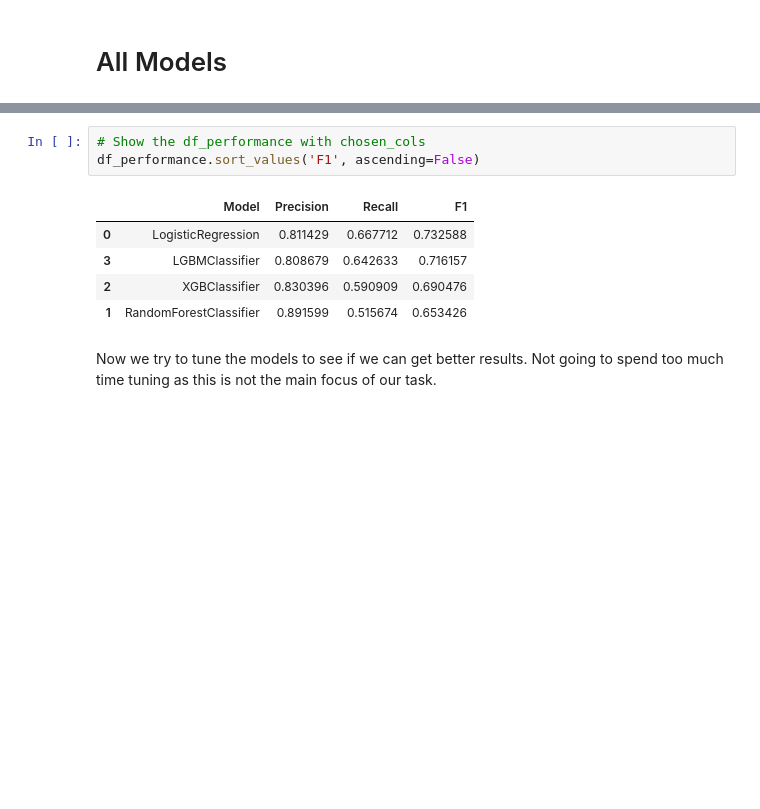
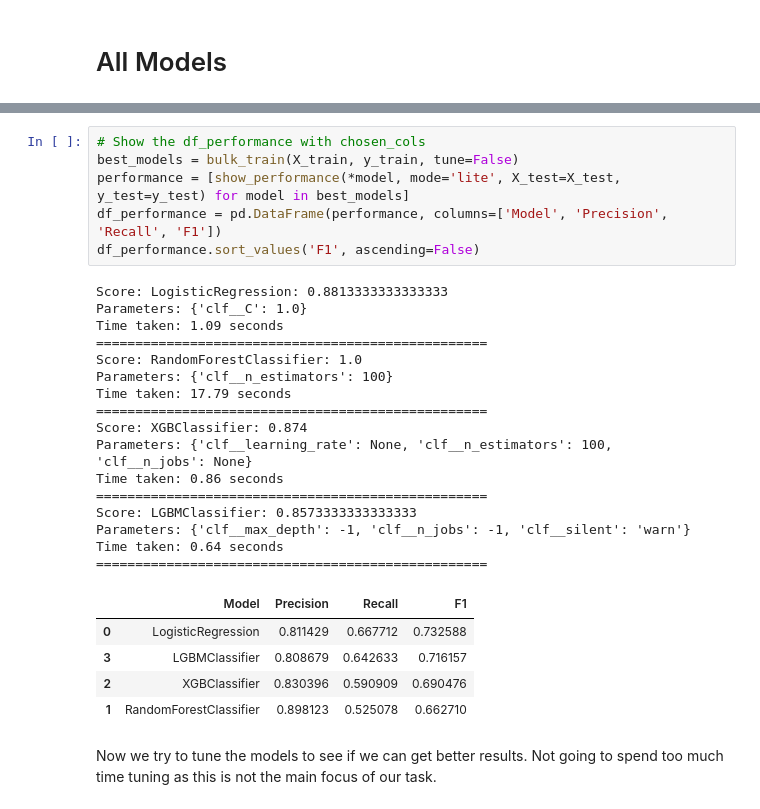
Before and after one commit to guidesify/DataSci_Crisis, a Jupyter notebook: classification_model.ipynb, the cells around one changed output, grey strips where cells are left out. Saved outputs shown, nothing was run; the diff lists cells and outputs as text; blank space fills up the shorter version.

```diff
--- a/classification_model.ipynb
+++ b/classification_model.ipynb
@@ -346,15 +345,34 @@ Time taken: 0.68 seconds
 ==================================================
 Score to beat is still: 0.7325881341358556
 ['word_count', 'unique_word_count', 'stop_word_count', 'char_count']
-# %%
-# Show the df_performance with chosen_cols
-df_performance.sort_values('F1', ascending=False)
-# %% [output]
-|  | Model | Precision | Recall | F1 |
-| 0 | LogisticRegression | 0.811429 | 0.667712 | 0.732588 |
-| 3 | LGBMClassifier | 0.808679 | 0.642633 | 0.716157 |
-| 2 | XGBClassifier | 0.830396 | 0.590909 | 0.690476 |
-| 1 | RandomForestClassifier | 0.891599 | 0.515674 | 0.653426 |
+# %%
+# Show the df_performance with chosen_cols
+best_models = bulk_train(X_train, y_train, tune=False)
+performance = [show_performance(*model, mode='lite', X_test=X_test, y_test=y_test) for model in best_models]
+df_performance = pd.DataFrame(performance, columns=['Model', 'Precision', 'Recall', 'F1'])
+df_performance.sort_values('F1', ascending=False)
+# %% [output]
+Score: LogisticRegression: 0.8813333333333333
+Parameters: {'clf__C': 1.0}
+Time taken: 1.09 seconds
+==================================================
+Score: RandomForestClassifier: 1.0
+Parameters: {'clf__n_estimators': 100}
+Time taken: 17.79 seconds
+==================================================
+Score: XGBClassifier: 0.874
+Parameters: {'clf__learning_rate': None, 'clf__n_estimators': 100, 'clf__n_jobs': None}
+Time taken: 0.86 seconds
+==================================================
+Score: LGBMClassifier: 0.8573333333333333
+Parameters: {'clf__max_depth': -1, 'clf__n_jobs': -1, 'clf__silent': 'warn'}
+Time taken: 0.64 seconds
+==================================================
+|  | Model | Precision | Recall | F1 |
+| 0 | LogisticRegression | 0.811429 | 0.667712 | 0.732588 |
+| 3 | LGBMClassifier | 0.808679 | 0.642633 | 0.716157 |
+| 2 | XGBClassifier | 0.830396 | 0.590909 | 0.690476 |
+| 1 | RandomForestClassifier | 0.898123 | 0.525078 | 0.662710 |
 # %% [markdown]
 Now we try to tune the models to see if we can get better results. Not going to spend too much time tuning as this is not the main focus of our task.
 # %%
```
Also changed, not shown: parts of 10 cells of this notebook, 2 other files.
